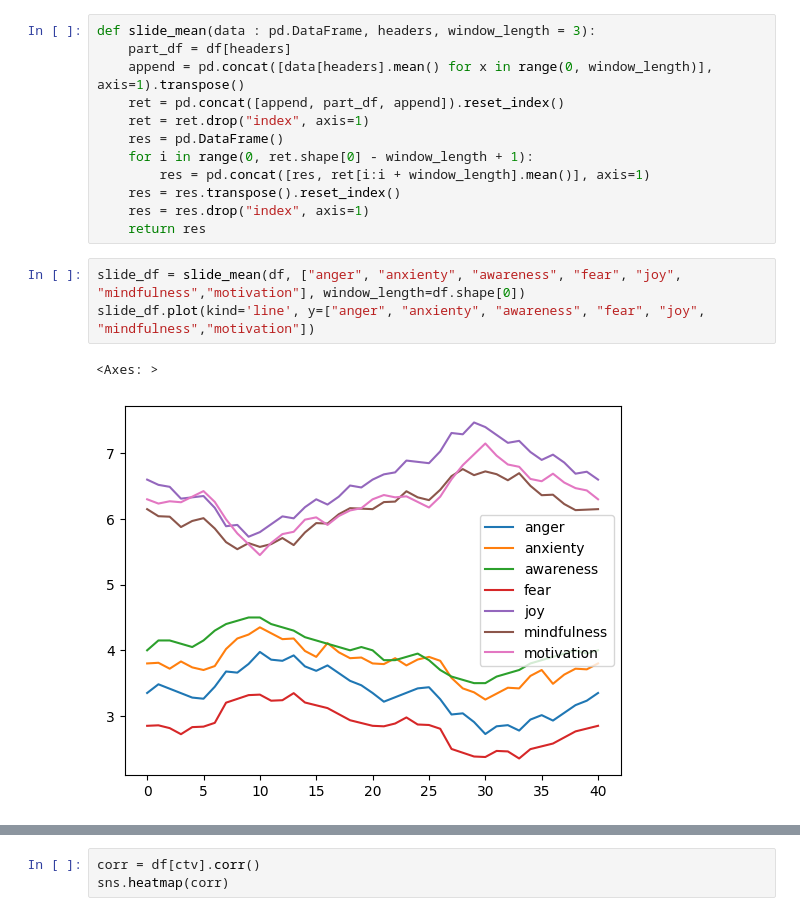
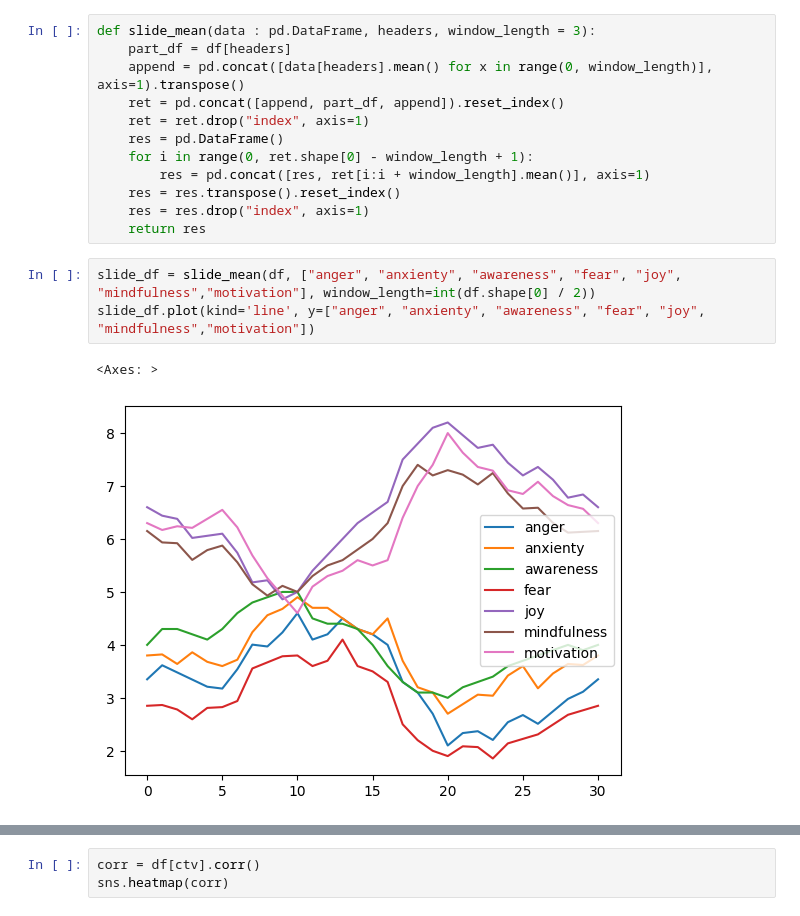
Before and after one commit to ecembalikk/dsa210-proj, a Jupyter notebook: analyze.ipynb, the cells around one changed output, grey strips where cells are left out. Saved outputs shown, nothing was run; the diff lists cells and outputs as text.

```diff
--- a/analyze.ipynb
+++ b/analyze.ipynb
@@ -165,8 +173,8 @@ def slide_mean(data : pd.DataFrame, headers, window_length = 3):
     res = res.drop("index", axis=1)
     return res
 # %%
-slide_df = slide_mean(df, ["anger", "anxienty", "awareness", "fear", "joy", "mindfulness","motivation"], window_length=df.shape[0])
+slide_df = slide_mean(df, ["anger", "anxienty", "awareness", "fear", "joy", "mindfulness","motivation"], window_length=int(df.shape[0] / 2))
 slide_df.plot(kind='line', y=["anger", "anxienty", "awareness", "fear", "joy", "mindfulness","motivation"])
 # %% [output]
 <Axes: >
-[figure, old version]
+[figure, new version]
```
Also changed, not shown: parts of 22 cells of this notebook.
